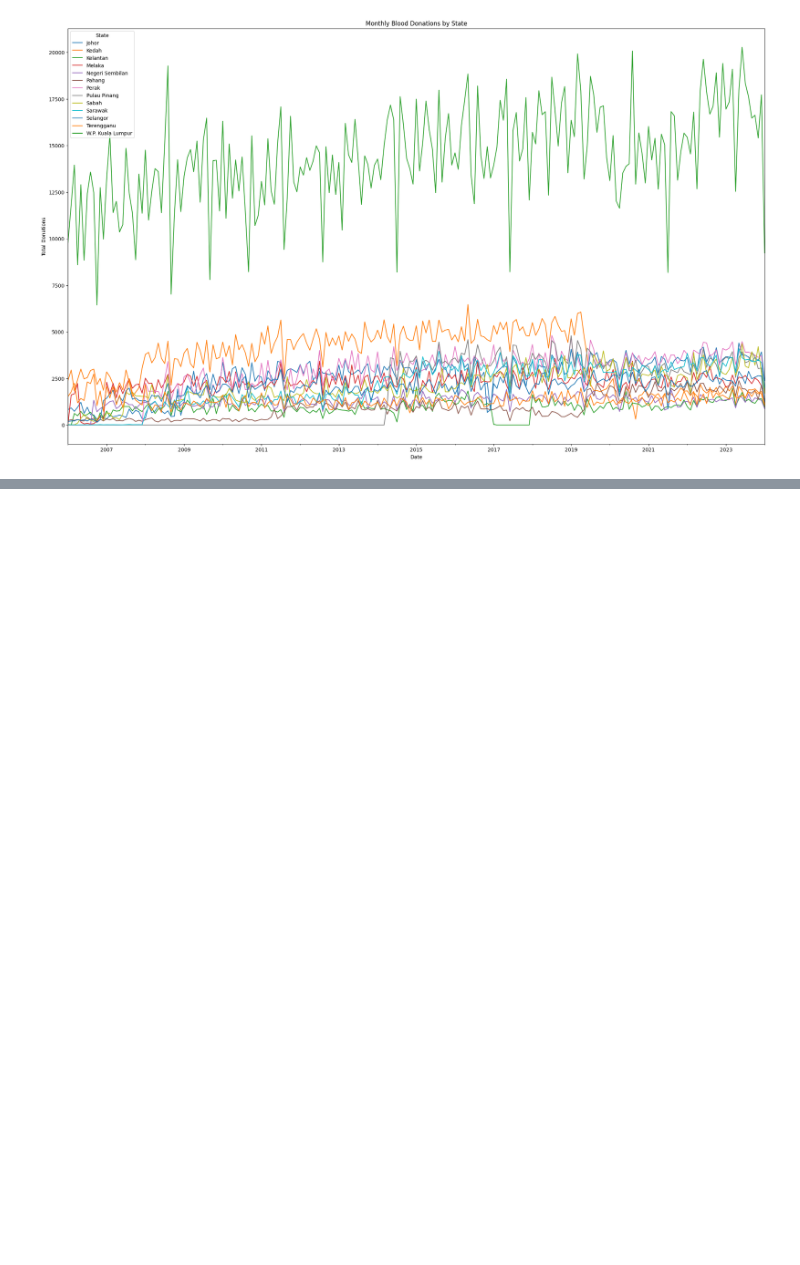
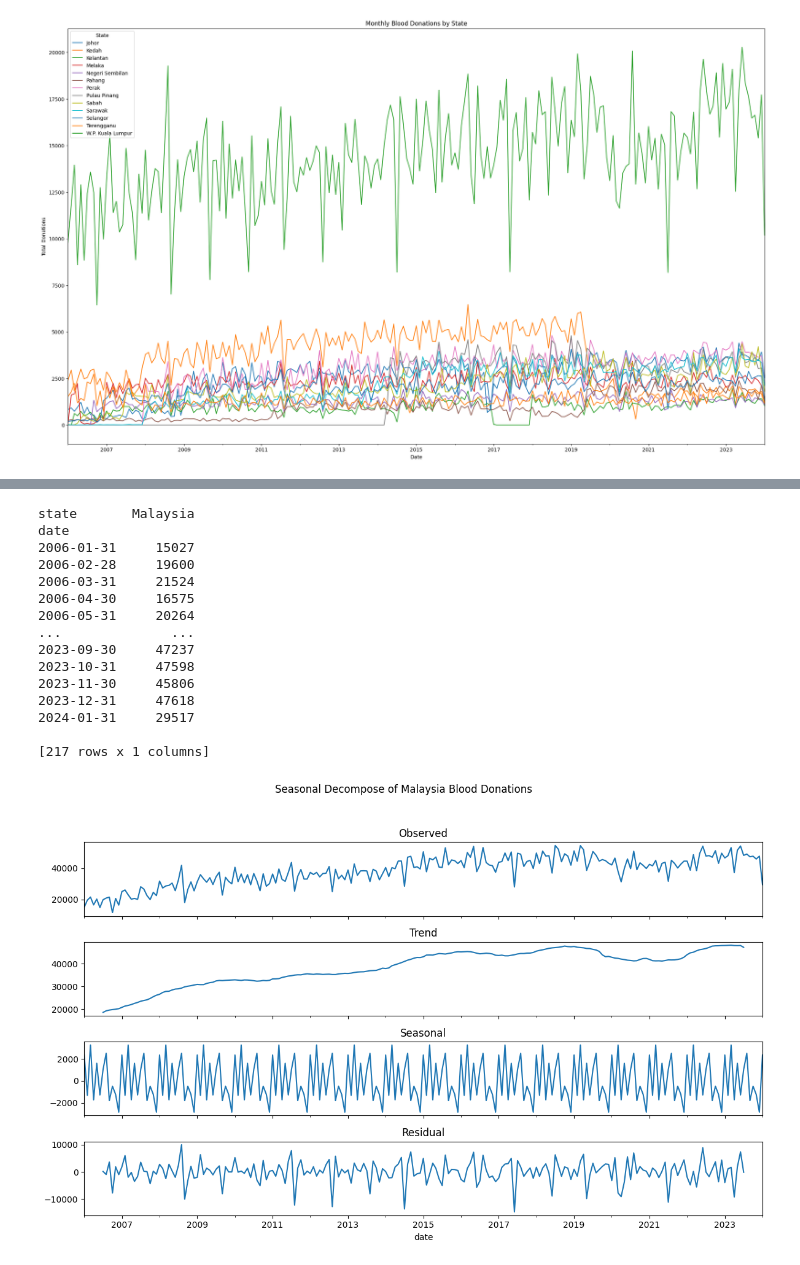
Before and after one commit to azaidrahman/HemoGraphics, a Jupyter notebook: notebooks/EDA.ipynb, the cells around one changed output, grey strips where cells are left out. Saved outputs shown, nothing was run; the diff lists cells and outputs as text; code cells hidden in the pictures; blank space fills up the shorter version.

```diff
--- a/notebooks/EDA.ipynb
+++ b/notebooks/EDA.ipynb
@@ -1,5 +1,4 @@
 # %%
-# Import necessary libraries
 import sys
 import os
 import pandas as pd
@@ -16,16 +15,16 @@ def load_csvs_from_data_folder(data_folder, date_str):
     # print(date_folder_path)
 
     # Check if the folder exists
-    if not os.path.exists(date_folder_path):
+    if not os.path.exists(date_folder_path) and len(os.listdir(date_folder_path)) == 0:
         fetch_and_save_csv_files()
-        return None
+        # return None
 
     # Dictionary to hold dataframes
     dataframes = {}
     dataframes = csv_to_df(date_folder_path)
     return dataframes
 
-#Load in todays date
+#Todays date
 today_str = datetime.now().strftime('%Y-%m-%d')
 data_folder = '..\\data'
 
@@ -104,11 +104,12 @@ variable_outputs = {
     'donation_type': ['type_wholeblood', 'type_apheresis_platelet', 'type_apheresis_plasma', 'type_other'],
     'social_class': ['social_civilian', 'social_student', 'social_policearmy'],
     'donation_regularity': ['donations_new', 'donations_regular', 'donations_irregular'],
-    # Add more main outputs and their corresponding columns here
 }
 
 #Lets answer the question on why is there a malaysia state
 donations_state = dfs['donations_state']
+donations_state.loc[:,'date'] = pd.to_datetime(donations_state['date'])
+donations_state.set_index('date',inplace=True)
 malaysia_total = donations_state[donations_state['state'] == 'Malaysia']['daily'].sum()
 state_total = donations_state[donations_state['state'] != 'Malaysia']['daily'].sum()
 print(malaysia_total)
@@ -123,11 +124,7 @@ Okay evidently its just an aggregate of all the states on any given date. Theref
 ms_df = donations_state.loc[donations_state['state'] == 'Malaysia', :]
 state_df = donations_state.loc[donations_state['state'] != 'Malaysia', :]
 # %%
-# Convert the 'date' column to datetime format without chaining
-state_df = state_df.copy()  # Avoid SettingWithCopyWarning
-state_df.loc[:, 'date'] = pd.to_datetime(state_df['date'])
-state_df.set_index('date', inplace=True)
-
 # Check the first few rows to ensure the DataFrame looks as expected
-print(state_df.head())
+print(state_df.loc[ :,['state','daily'] ].head())
+print(ms_df.loc[:,'daily'].head())
 # %% [output]
@@ -251,0 +250,21 @@ for state in high_states.union(low_states):
+# %%
+# Seasonal decompose of Malaysia
+monthly_donations_malaysia = ms_df.groupby(['state', pd.Grouper(freq='M')])['daily'].sum().unstack(level=0)
+decompose_and_plot('Malaysia',monthly_donations_malaysia,model='additive' )
+# %% [output]
+state       Malaysia
+date
+2006-01-31     15027
+2006-02-28     19600
+2006-03-31     21524
+2006-04-30     16575
+2006-05-31     20264
+...              ...
+2023-09-30     47237
+2023-10-31     47598
+2023-11-30     45806
+2023-12-31     47618
+2024-01-31     29517
+
+[217 rows x 1 columns]
+[figure, added]
```
Also changed, not shown: parts of 11 cells of this notebook, 1 other file.
